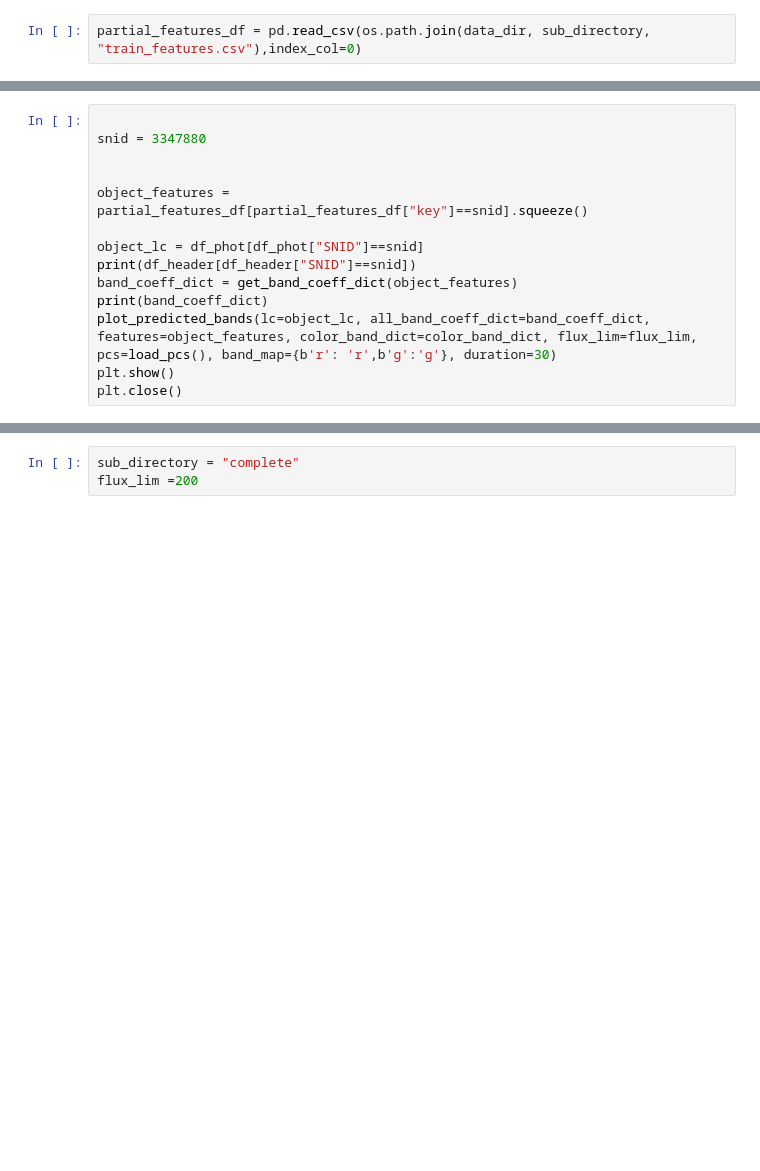
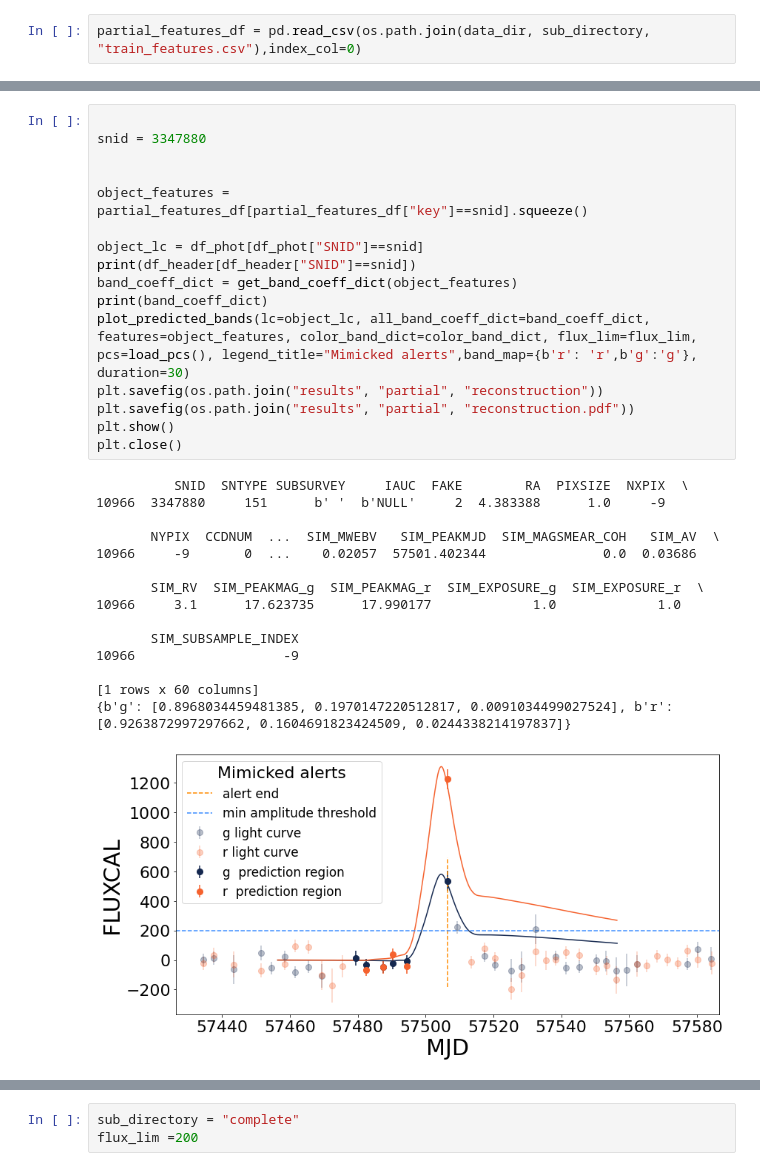
Before and after one commit to b-biswas/kndetect, a Jupyter notebook: notebooks/test_plots.ipynb, the cells around one changed output, grey strips where cells are left out. Cells and saved outputs as stored; diff of their text form; blank space fills up the shorter version.

```diff
--- a/notebooks/test_plots.ipynb
+++ b/notebooks/test_plots.ipynb
@@ -60,17 +74,35 @@ for _, object_features in partial_features_df.iterrows():
 # %%
 
 snid = 3347880
 
 
 object_features = partial_features_df[partial_features_df["key"]==snid].squeeze()
 
 object_lc = df_phot[df_phot["SNID"]==snid]
 print(df_header[df_header["SNID"]==snid])
 band_coeff_dict = get_band_coeff_dict(object_features)
 print(band_coeff_dict)
-plot_predicted_bands(lc=object_lc, all_band_coeff_dict=band_coeff_dict, features=object_features, color_band_dict=color_band_dict, flux_lim=flux_lim, pcs=load_pcs(), band_map={b'r': 'r',b'g':'g'}, duration=30)
+plot_predicted_bands(lc=object_lc, all_band_coeff_dict=band_coeff_dict, features=object_features, color_band_dict=color_band_dict, flux_lim=flux_lim, pcs=load_pcs(), legend_title="Mimicked alerts",band_map={b'r': 'r',b'g':'g'}, duration=30)
+plt.savefig(os.path.join("results", "partial", "reconstruction"))
+plt.savefig(os.path.join("results", "partial", "reconstruction.pdf"))
 plt.show()
 plt.close()
+# %% [output]
+          SNID  SNTYPE SUBSURVEY     IAUC  FAKE        RA  PIXSIZE  NXPIX  \
+10966  3347880     151      b' '  b'NULL'     2  4.383388      1.0     -9
+
+       NYPIX  CCDNUM  ...  SIM_MWEBV   SIM_PEAKMJD  SIM_MAGSMEAR_COH   SIM_AV  \
+10966     -9       0  ...    0.02057  57501.402344               0.0  0.03686
+
+       SIM_RV  SIM_PEAKMAG_g  SIM_PEAKMAG_r  SIM_EXPOSURE_g  SIM_EXPOSURE_r  \
+10966     3.1      17.623735      17.990177             1.0             1.0
+
+       SIM_SUBSAMPLE_INDEX
+10966                   -9
+
+[1 rows x 60 columns]
+{b'g': [0.8968034459481385, 0.1970147220512817, 0.0091034499027524], b'r': [0.9263872997297662, 0.1604691823424509, 0.0244338214197837]}
+[figure, added]
 # %%
 
 for object_id in df_header['SNID'].values:
```
Also changed, not shown: parts of 10 cells of this notebook, 31 other files.
